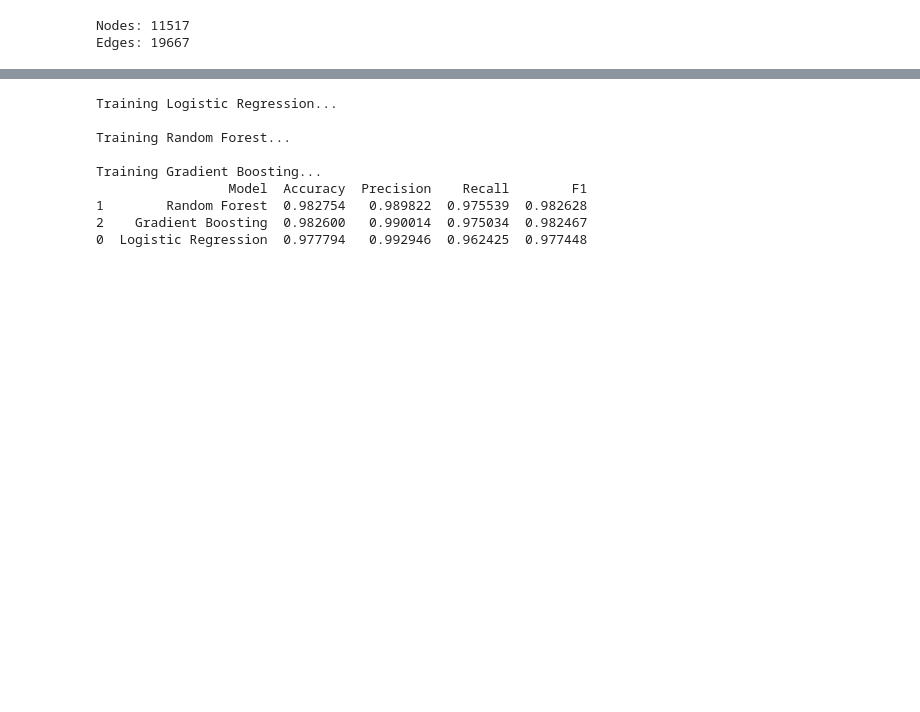
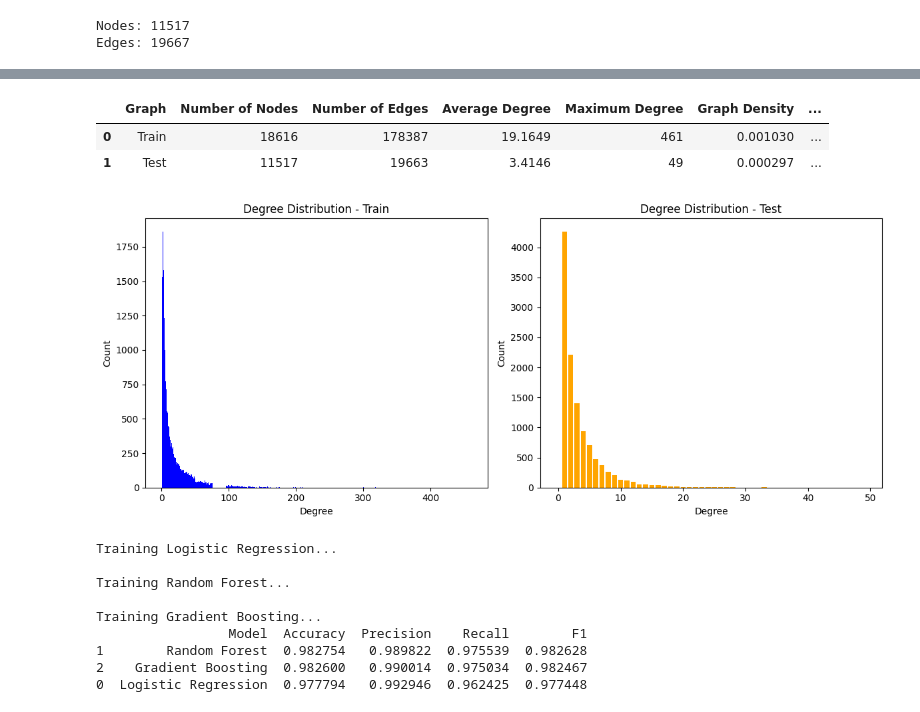
Before and after one commit to alex-nguyen97/Social-and-information-network-project, a Jupyter notebook: A3_25608100.ipynb, the cells around one changed output, grey strips where cells are left out. Cells and saved outputs as stored; diff of their text form; code cells hidden in the pictures; blank space fills up the shorter version.

```diff
--- a/A3_25608100.ipynb
+++ b/A3_25608100.ipynb
@@ -69,27 +36,31 @@ def compute_features(G, u, v):
 
     try:
         admic_adda = sum(1 / nx.log(G.degree(w)) for w in nx.common_neighbors(G, u, v))
-    except:
+    except ZeroDivisionError:
         admic_adda = 0
 
-    pref_attach = G.degree(u) * G.degree(v)
-    # resource allocation index
-    resource_allocation = sum(1 / G.degree(w) for w in nx.common_neighbors(G, u, v))
+    resource_allocation = sum(1 / G.degree(w) for w in nx.common_neighbors(G, u, v) if G.degree(w) > 0)
 
-    #shortest path feature
+    salton = common_neighbors / ((G.degree(u) * G.degree(v)) ** 0.5) if G.degree(u) > 0 and G.degree(v) > 0 else 0
+
     shortest_path = shortest_path_feature(G, u, v)
-    return [common_neighbors, jaccard, admic_adda, pref_attach, resource_allocation]
 
-G_train = load_graph('ASTRO-PH/CA-AstroPh-train.txt')
+    return [common_neighbors, jaccard, admic_adda, resource_allocation, salton]
+
+G_train = load_graph('../ASTRO-PH/CA-AstroPh-train.txt')
 print("Nodes:", G_train.number_of_nodes())
 print("Edges:", G_train.number_of_edges())
 # %% [output]
 Nodes: 18616
 Edges: 178443
 # %%
-G_test = load_graph('ASTRO-PH/CA-AstroPh-test.txt')
+G_test = load_graph('../ASTRO-PH/CA-AstroPh-test.txt')
 print("Nodes:", G_test.number_of_nodes())
 print("Edges:", G_test.number_of_edges())
 # %% [output]
 Nodes: 11517
 Edges: 19667
+# %%
+# treat all edges as undirected and remove duplicated edges
+G_train = G_train.to_undirected()
+G_test = G_test.to_undirected()
@@ -96 +96,60 @@ Edges: 19667
+# %%
+import pandas as pd
+import networkx as nx
+from IPython.display import display
+
+def graph_statistics(G, graph_name):
+    degrees = dict(G.degree())
+    degree_values = list(degrees.values())
+    avg_degree = sum(degree_values) / len(degree_values) if degree_values else 0
+    max_degree = max(degree_values) if degree_values else 0
+    density = nx.density(G)
+    num_components = nx.number_connected_components(G)
+    avg_clustering = nx.average_clustering(G)
+    degree_distribution = pd.Series(degree_values).value_counts().sort_index()
+
+    summary = pd.DataFrame([{
+        "Graph": graph_name,
+        "Number of Nodes": G.number_of_nodes(),
+        "Number of Edges": G.number_of_edges(),
+        "Average Degree": round(avg_degree, 4),
+        "Maximum Degree": max_degree,
+        "Graph Density": round(density, 6),
+        "Connected Components": num_components,
+        "Average Clustering Coefficient": round(avg_clustering, 6),
+    }])
+
+    distribution = degree_distribution.reset_index()
+    distribution.columns = ["Degree", "Count"]
+
+    return summary, distribution
+
+train_summary, train_degree_distribution = graph_statistics(G_train, "Train")
+test_summary, test_degree_distribution = graph_statistics(G_test, "Test")
+
+graph_summary_table = pd.concat([train_summary, test_summary], ignore_index=True)
+display(graph_summary_table)
+
+#show the bar chart of degree distribution for train and test sets
+import matplotlib.pyplot as plt
+
+plt.figure(figsize=(12, 5))
+plt.subplot(1, 2, 1)
+plt.bar(train_degree_distribution["Degree"], train_degree_distribution["Count"], color='blue')
+plt.title("Degree Distribution - Train")
+plt.xlabel("Degree")
+plt.ylabel("Count")
+plt.subplot(1, 2, 2)
+
+plt.bar(test_degree_distribution["Degree"], test_degree_distribution["Count"], color='orange')
+plt.title("Degree Distribution - Test")
+plt.xlabel("Degree")
+plt.ylabel("Count")
+plt.tight_layout()
+plt.show()
+# %% [output]
+|  | Graph | Number of Nodes | Number of Edges | Average Degree | Maximum Degree | Graph Density | ... |
+| 0 | Train | 18616 | 178387 | 19.1649 | 461 | 0.001030 | ... |
+| 1 | Test | 11517 | 19663 | 3.4146 | 49 | 0.000297 | ... |
+[figure, added]
 # %%
```
Also changed, not shown: parts of 10 cells of this notebook.
